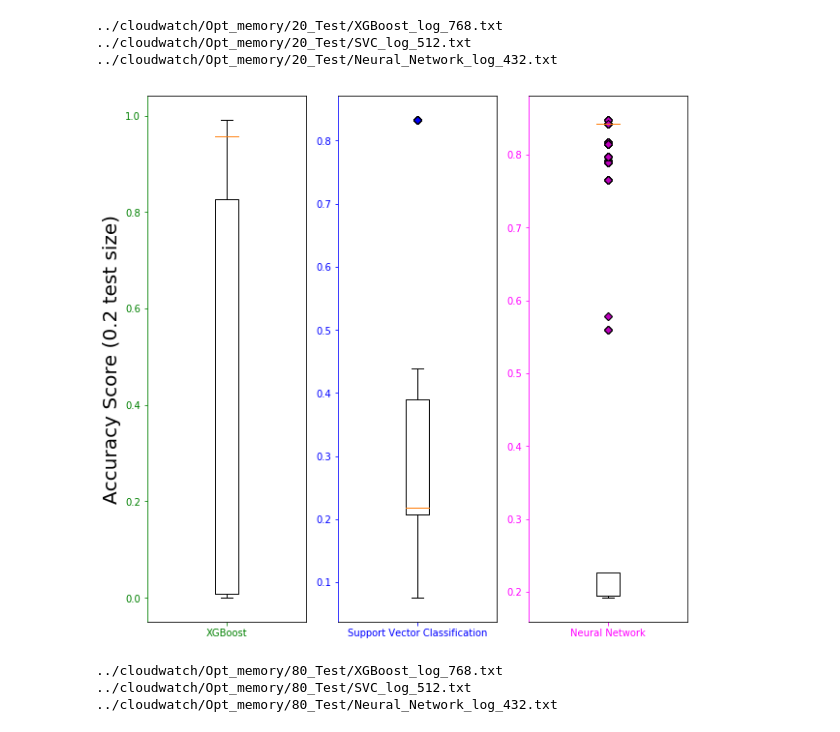
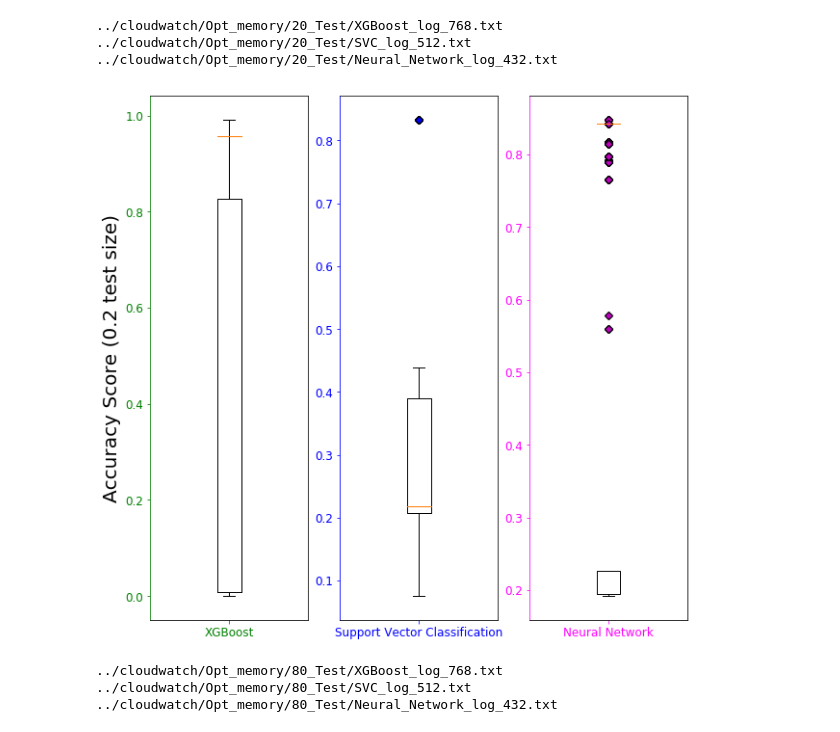
Before and after one commit to Heronalps/Seneca, a Jupyter notebook: notebooks/box_plot.ipynb, the cells around one changed output. Saved outputs shown, nothing was run; the diff lists cells and outputs as text; code cells hidden in the pictures.

```diff
--- a/notebooks/box_plot.ipynb
+++ b/notebooks/box_plot.ipynb
@@ -159,31 +163,31 @@ neural_network_scores = parse("../cloudwatch/Opt_memory/20_Test/Neural_Network_l
 # %%
 fig = plt.figure(figsize=[10, 10])
 
 
 ax1 = fig.add_subplot(131)
 ax1.boxplot(xgboost_scores, whis=2, usermedians=[0.956963890935888], labels = ['XGBoost'],\
             flierprops = cyan_diamond)
 ax1.spines['left'].set_color('green')
-ax1.tick_params(axis='both', colors='green', labelsize = 10)
+ax1.tick_params(axis='both', colors='green', labelsize = 12)
 ax1.set_ylabel("Accuracy Score (0.2 test size)", fontsize = 20)
 
 
 ax2 = fig.add_subplot(132)
 ax2.boxplot(svc_scores, whis=2, usermedians=[0.21768607221812822], labels = ['Support Vector Classification'], \
             flierprops = blue_diamond)
 ax2.spines['left'].set_color('blue')
-ax2.tick_params(axis='both', colors='blue', labelsize=10)
+ax2.tick_params(axis='both', colors='blue', labelsize=12)
 
 ax3 = fig.add_subplot(133)
 ax3.boxplot(neural_network_scores, whis=2, usermedians=[0.8422991893883567], labels = ['Neural Network'], \
             flierprops = magenta_diamond)
 ax3.spines['left'].set_color('magenta')
-ax3.tick_params(axis='both', colors='magenta', labelsize=10)
+ax3.tick_params(axis='both', colors='magenta', labelsize=12)
 
 plt.show()
 fig.savefig("../box_plot_Accuracy_20.png")
 # %% [output]
-[figure, old version]
+[figure, new version]
 # %%
 xgboost_scores = parse("../cloudwatch/Opt_memory/80_Test/XGBoost_log_768.txt")
 svc_scores = parse("../cloudwatch/Opt_memory/80_Test/SVC_log_512.txt")
```
Also changed, not shown: parts of 3 cells of this notebook, 2 other files.
